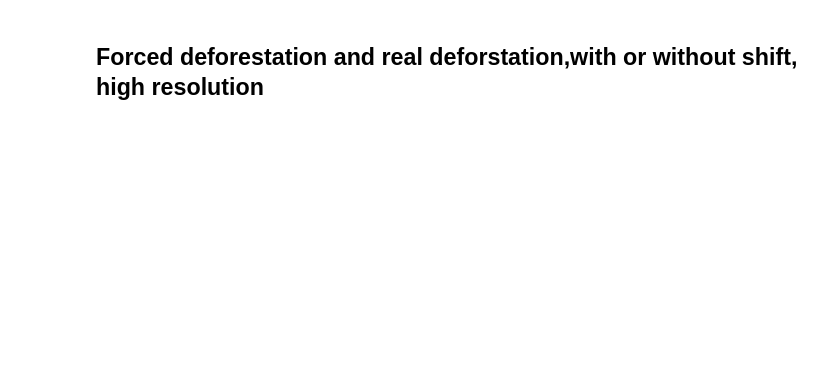
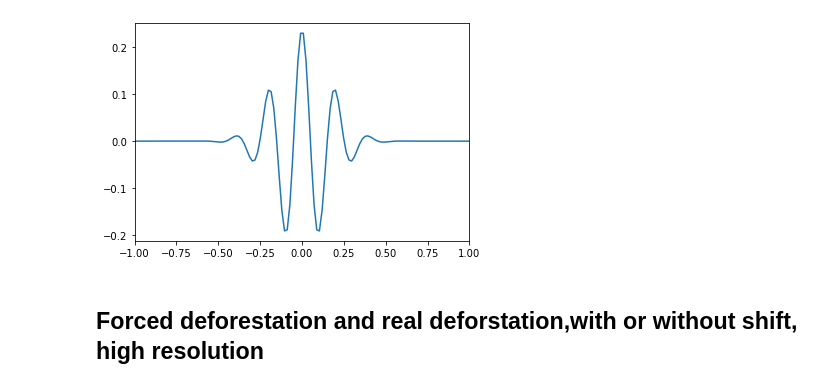
Before and after one commit to eobroets/CESBIO, a Jupyter notebook: lib2.ipynb, the cells around one changed output. Saved outputs shown, nothing was run; the diff lists cells and outputs as text; code cells hidden in the pictures; blank space fills up the shorter version.

```diff
--- a/lib2.ipynb
+++ b/lib2.ipynb
@@ -29,3 +49,10 @@ im3 = lib2(ds_band3)
+# %%
+x = np.linspace(-4,4,500)
+plt.plot(x,morlet2(500,10))
+plt.xlim(-1,1)
+plt.show()
+# %% [output]
+[figure, added]
 # %% [markdown]
 ## Forced deforestation and real deforstation,with or without shift, high resolution
 # %%
```
Also changed, not shown: parts of 5 cells of this notebook, 1 other file.
